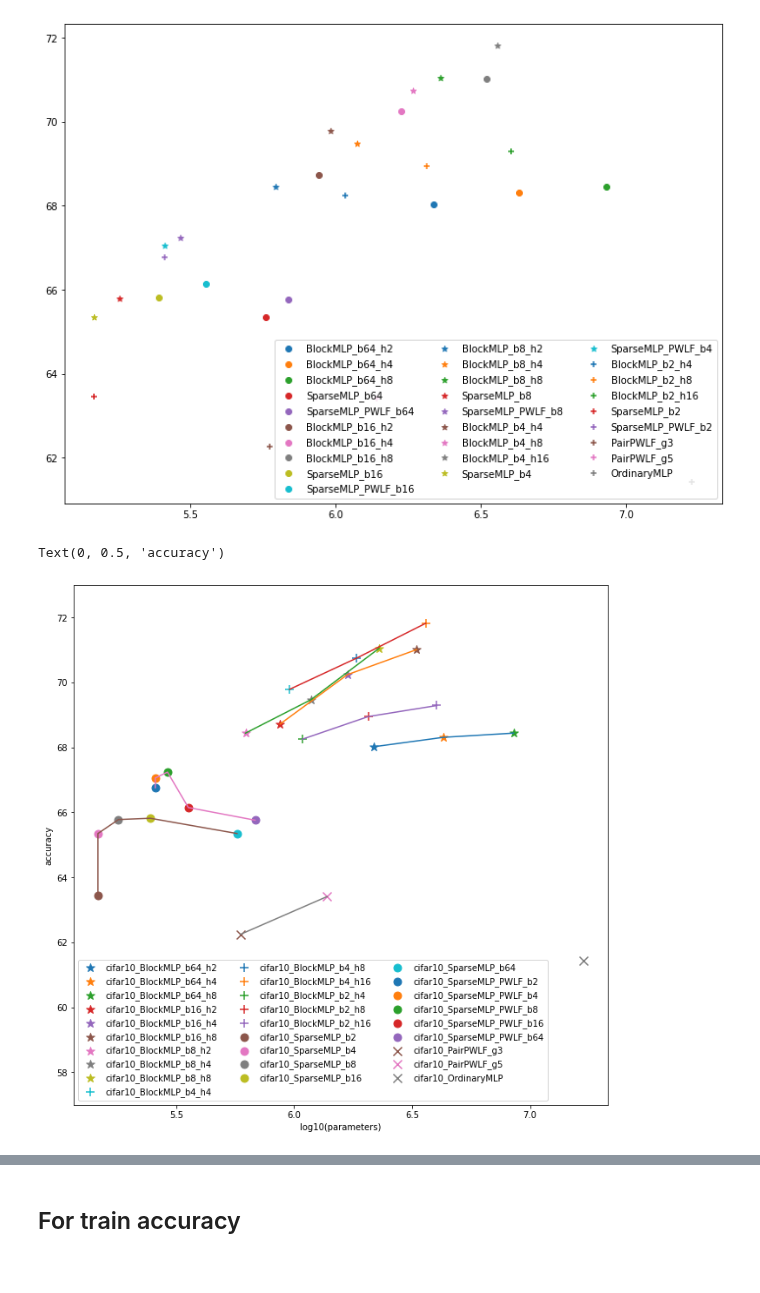
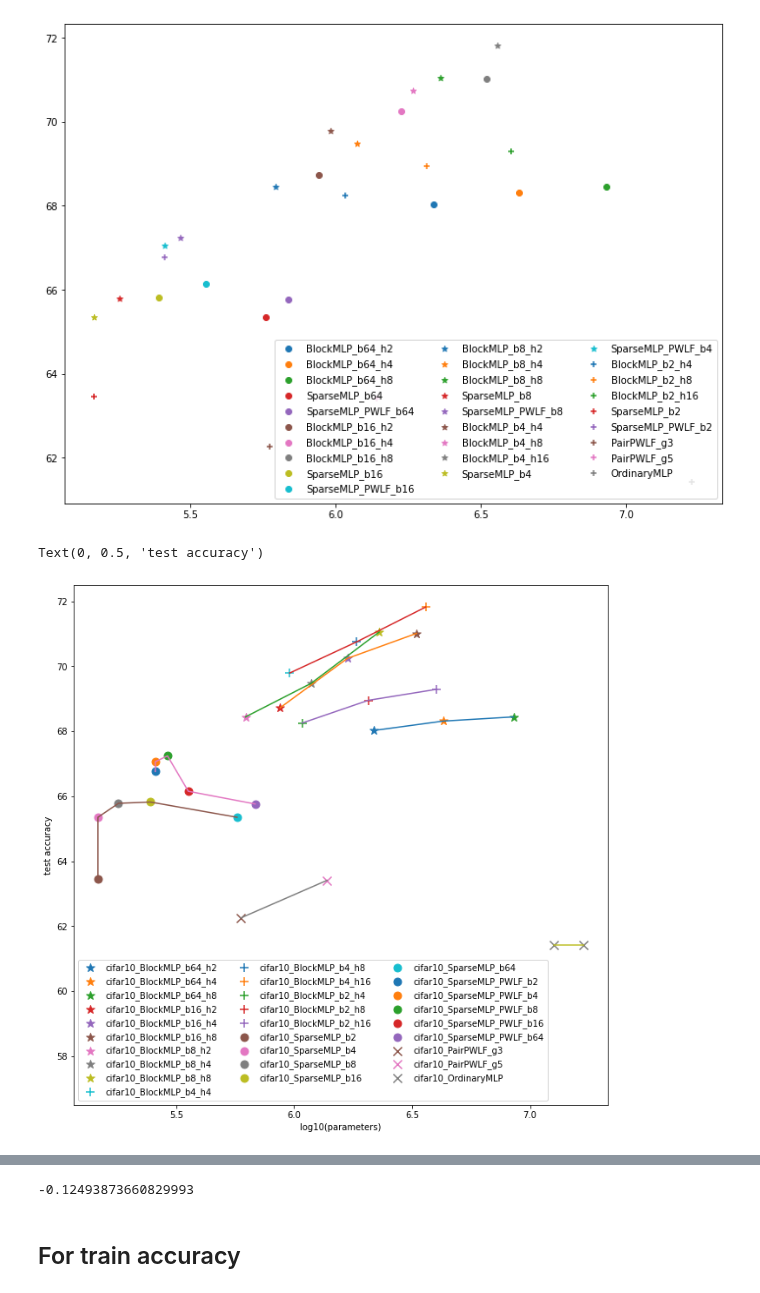
Before and after one commit to tsumansapkota/Experimentals, a Jupyter notebook: NN_Func_Approx/Dimension_Encoding_MLP/Sparse_NonLinear/01.4_Visualize_NonLinear_Mixers_Benchmark_CIFAR10_v0.ipynb, the cells around one changed output, grey strips where cells are left out. Saved outputs shown, nothing was run; the diff lists cells and outputs as text; code cells hidden in the pictures.

```diff
--- a/NN_Func_Approx/Dimension_Encoding_MLP/Sparse_NonLinear/01.4_Visualize_NonLinear_Mixers_Benchmark_CIFAR10_v0.ipynb
+++ b/NN_Func_Approx/Dimension_Encoding_MLP/Sparse_NonLinear/01.4_Visualize_NonLinear_Mixers_Benchmark_CIFAR10_v0.ipynb
@@ -345,39 +345,42 @@ plt.plot(xs, ys)
 
 # ### Plot for PWLF grids
 xs, ys = [], []
 for b in [3, 5]:
     model = f'cifar10_PairPWLF_g{b}'
     stat = best_bench[model]
 
     n_params = stat['num_param']
     n_params = np.log10(n_params)
 
     acc = np.max(stat["test_acc"])
     xs += [n_params]
     ys += [acc]
     plt.scatter(n_params, acc, label=model, marker='x', s=100)
 
 plt.plot(xs, ys)
 
 ### For Ordinary MLP
 model = f'cifar10_OrdinaryMLP'
 stat = best_bench[model]
 
 n_params = stat['num_param']
 n_params = np.log10(n_params)
 
 acc = np.max(stat["test_acc"])
-xs += [n_params]
-ys += [acc]
-plt.scatter(n_params, acc, label=model, marker='x', s=100)
 
-plt.ylim((57, 73))
+# plt.scatter(n_params, acc, label=model, marker='x', s=100)
+### The plot below plots for total params and equivalent parameters
+### (dimension selector parameters are redundent)
+plt.scatter([n_params, n_params+np.log10(3/4)], [acc, acc], label=model, marker='x', s=100)
+plt.plot([n_params, n_params+np.log10(3/4)], [acc, acc])
+
+plt.ylim((56.5, 72.5))
 plt.legend(loc=3, ncol=3)
 plt.xlabel("log10(parameters)")
 plt.ylabel("test accuracy")
 # %% [output]
-Text(0, 0.5, 'accuracy')
+Text(0, 0.5, 'test accuracy')
-[figure, old version]
+[figure, new version]
 # %%
 list(best_bench.keys())
 # %% [output]
@@ -398,6 +401,10 @@ list(best_bench.keys())
  'cifar10_PairPWLF_g3',
  'cifar10_PairPWLF_g5',
  'cifar10_OrdinaryMLP']
+# %%
+np.log10(3/4)
+# %% [output]
+-0.12493873660829993
 # %% [markdown]
 ## For train accuracy
 # %%
```
Also changed, not shown: parts of 1 cell of this notebook, 30 other files.
